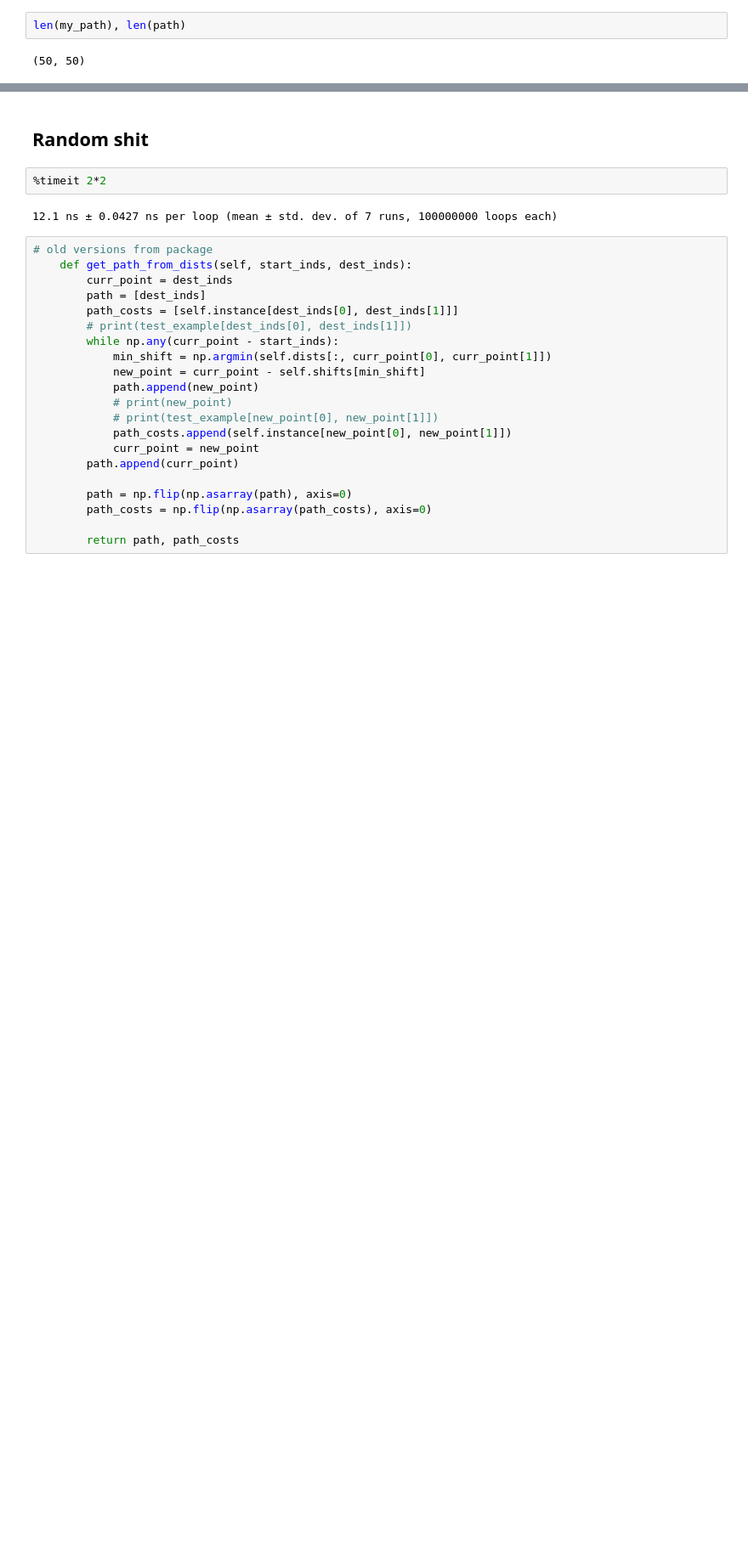
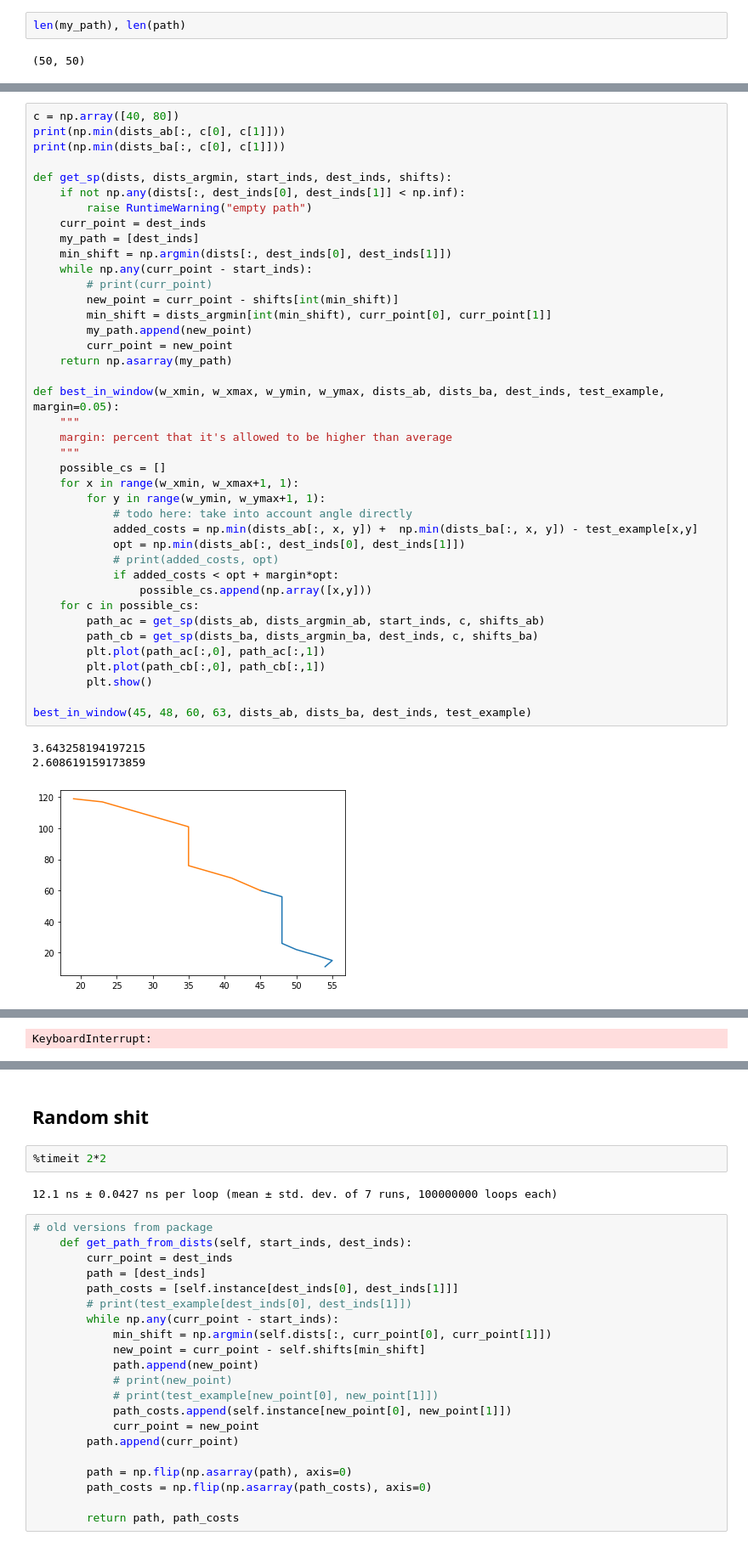
Before and after one commit to NinaWie/PowerPlanner, a Jupyter notebook: notebooks/DAG_SP.ipynb, the cells around one changed output, grey strips where cells are left out. Shown at 85% size. Cells and saved outputs as stored; diff of their text form; blank space fills up the shorter version.

```diff
--- a/notebooks/DAG_SP.ipynb
+++ b/notebooks/DAG_SP.ipynb
@@ -394,0 +495,44 @@ len(my_path), len(path)
+# %%
+c = np.array([40, 80])
+print(np.min(dists_ab[:, c[0], c[1]]))
+print(np.min(dists_ba[:, c[0], c[1]]))
+
+def get_sp(dists, dists_argmin, start_inds, dest_inds, shifts):
+    if not np.any(dists[:, dest_inds[0], dest_inds[1]] < np.inf):
+        raise RuntimeWarning("empty path")
+    curr_point = dest_inds
+    my_path = [dest_inds]
+    min_shift = np.argmin(dists[:, dest_inds[0], dest_inds[1]])
+    while np.any(curr_point - start_inds):
+        # print(curr_point)
+        new_point = curr_point - shifts[int(min_shift)]
+        min_shift = dists_argmin[int(min_shift), curr_point[0], curr_point[1]]
+        my_path.append(new_point)
+        curr_point = new_point
+    return np.asarray(my_path)
+
+def best_in_window(w_xmin, w_xmax, w_ymin, w_ymax, dists_ab, dists_ba, dest_inds, test_example, margin=0.05):
+    """
+    margin: percent that it's allowed to be higher than average
+    """
+    possible_cs = []
+    for x in range(w_xmin, w_xmax+1, 1):
+        for y in range(w_ymin, w_ymax+1, 1):
+            # todo here: take into account angle directly
+            added_costs = np.min(dists_ab[:, x, y]) +  np.min(dists_ba[:, x, y]) - test_example[x,y]
+            opt = np.min(dists_ab[:, dest_inds[0], dest_inds[1]])
+            # print(added_costs, opt)
+            if added_costs < opt + margin*opt:
+                possible_cs.append(np.array([x,y]))
+    for c in possible_cs:
+        path_ac = get_sp(dists_ab, dists_argmin_ab, start_inds, c, shifts_ab)
+        path_cb = get_sp(dists_ba, dists_argmin_ba, dest_inds, c, shifts_ba)
+        plt.plot(path_ac[:,0], path_ac[:,1])
+        plt.plot(path_cb[:,0], path_cb[:,1])
+        plt.show()
+
+best_in_window(45, 48, 60, 63, dists_ab, dists_ba, dest_inds, test_example)
+# %% [output]
+3.643258194197215
+2.608619159173859
+[figure, added]
@@ -394,0 +545 @@ len(my_path), len(path)
+KeyboardInterrupt:
```
Also changed, not shown: parts of 30 cells of this notebook, 19 other files.
